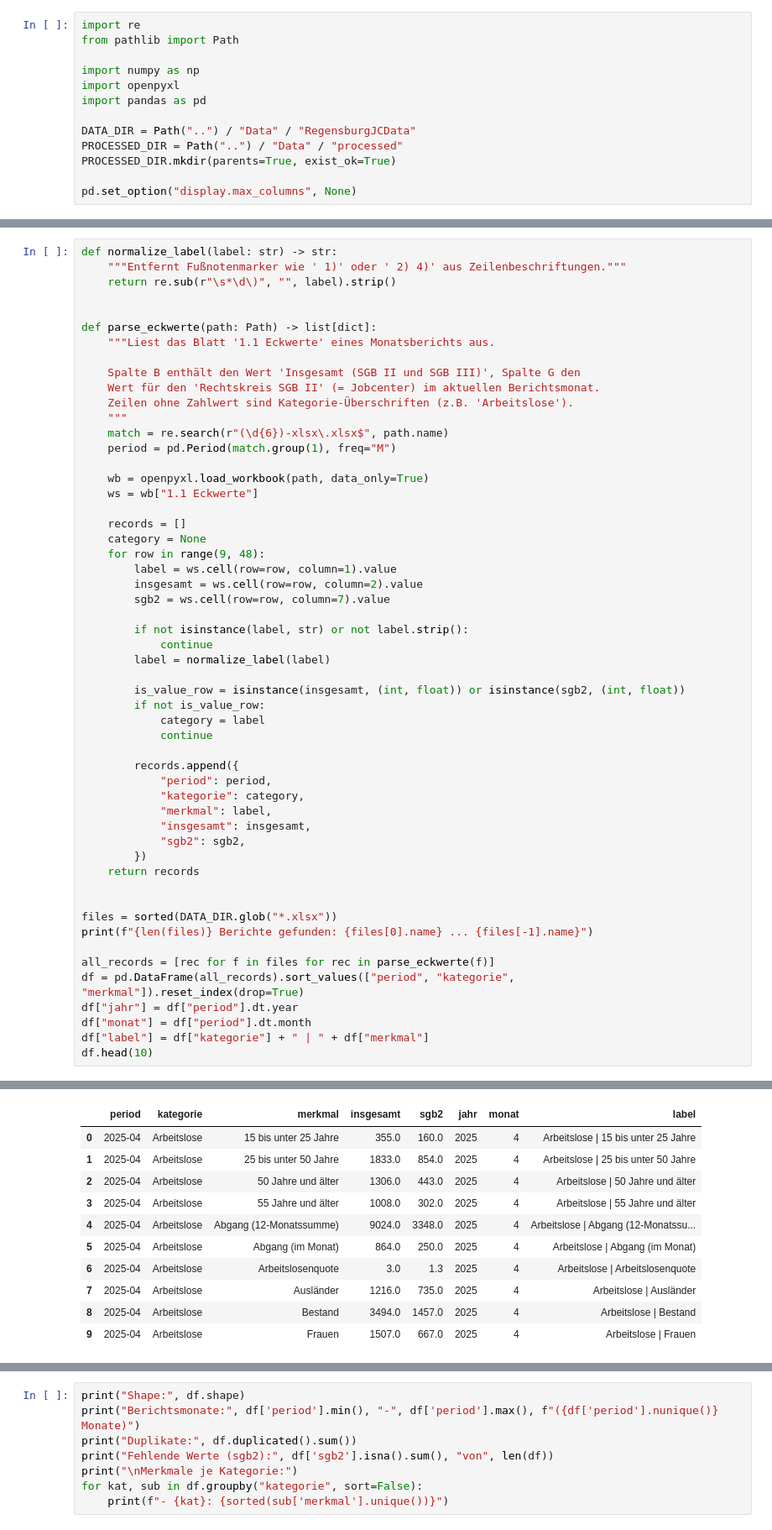
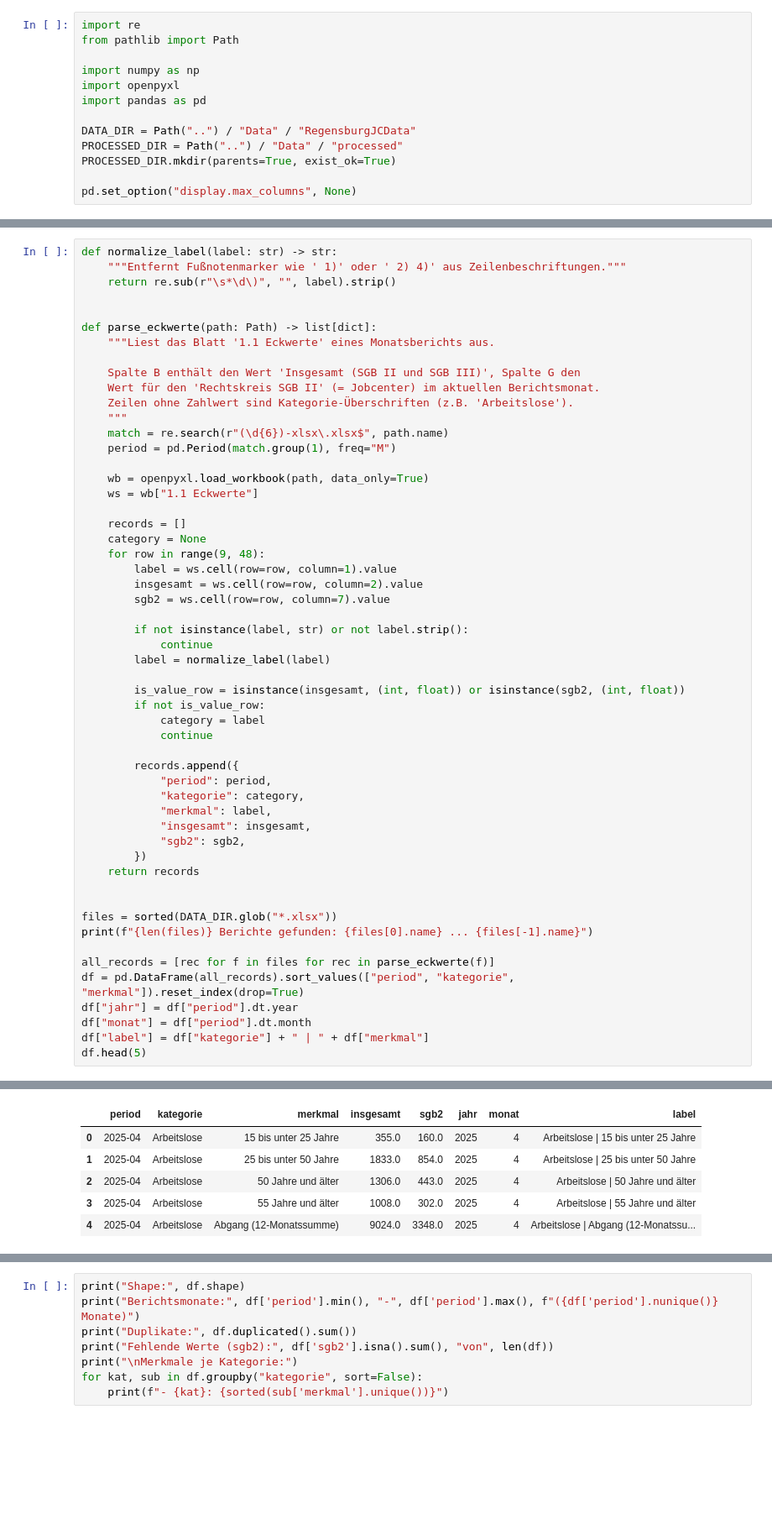
Before and after one commit to eufunk/arbeitsmarkt-regensburg, a Jupyter notebook: Notebooks/01_Exploration.ipynb, the cells around one changed output, grey strips where cells are left out. Shown at 84% size. Saved outputs shown, nothing was run; the diff lists cells and outputs as text; blank space fills up the shorter version.

```diff
--- a/Notebooks/01_Exploration.ipynb
+++ b/Notebooks/01_Exploration.ipynb
@@ -63,37 +225,32 @@ def parse_eckwerte(path: Path) -> list[dict]:
         if not is_value_row:
             category = label
             continue
 
         records.append({
             "period": period,
             "kategorie": category,
             "merkmal": label,
             "insgesamt": insgesamt,
             "sgb2": sgb2,
         })
     return records
 
 
 files = sorted(DATA_DIR.glob("*.xlsx"))
 print(f"{len(files)} Berichte gefunden: {files[0].name} ... {files[-1].name}")
 
 all_records = [rec for f in files for rec in parse_eckwerte(f)]
 df = pd.DataFrame(all_records).sort_values(["period", "kategorie", "merkmal"]).reset_index(drop=True)
 df["jahr"] = df["period"].dt.year
 df["monat"] = df["period"].dt.month
 df["label"] = df["kategorie"] + " | " + df["merkmal"]
-df.head(10)
+df.head(5)
 # %% [output]
 15 Berichte gefunden: jc-eckwerte-t73906-0-202504-xlsx.xlsx ... jc-eckwerte-t73906-0-202606-xlsx.xlsx
 |  | period | kategorie | merkmal | insgesamt | sgb2 | jahr | monat | label |
 | 0 | 2025-04 | Arbeitslose | 15 bis unter 25 Jahre | 355.0 | 160.0 | 2025 | 4 | Arbeitslose | 15 bis unter 25 Jahre |
 | 1 | 2025-04 | Arbeitslose | 25 bis unter 50 Jahre | 1833.0 | 854.0 | 2025 | 4 | Arbeitslose | 25 bis unter 50 Jahre |
 | 2 | 2025-04 | Arbeitslose | 50 Jahre und älter | 1306.0 | 443.0 | 2025 | 4 | Arbeitslose | 50 Jahre und älter |
 | 3 | 2025-04 | Arbeitslose | 55 Jahre und älter | 1008.0 | 302.0 | 2025 | 4 | Arbeitslose | 55 Jahre und älter |
 | 4 | 2025-04 | Arbeitslose | Abgang (12-Monatssumme) | 9024.0 | 3348.0 | 2025 | 4 | Arbeitslose | Abgang (12-Monatssu... |
-| 5 | 2025-04 | Arbeitslose | Abgang (im Monat) | 864.0 | 250.0 | 2025 | 4 | Arbeitslose | Abgang (im Monat) |
-| 6 | 2025-04 | Arbeitslose | Arbeitslosenquote | 3.0 | 1.3 | 2025 | 4 | Arbeitslose | Arbeitslosenquote |
-| 7 | 2025-04 | Arbeitslose | Ausländer | 1216.0 | 735.0 | 2025 | 4 | Arbeitslose | Ausländer |
-| 8 | 2025-04 | Arbeitslose | Bestand | 3494.0 | 1457.0 | 2025 | 4 | Arbeitslose | Bestand |
-| 9 | 2025-04 | Arbeitslose | Frauen | 1507.0 | 667.0 | 2025 | 4 | Arbeitslose | Frauen |
 # %% [markdown]
```
Also changed, not shown: parts of 9 cells of this notebook, 8 other files.
